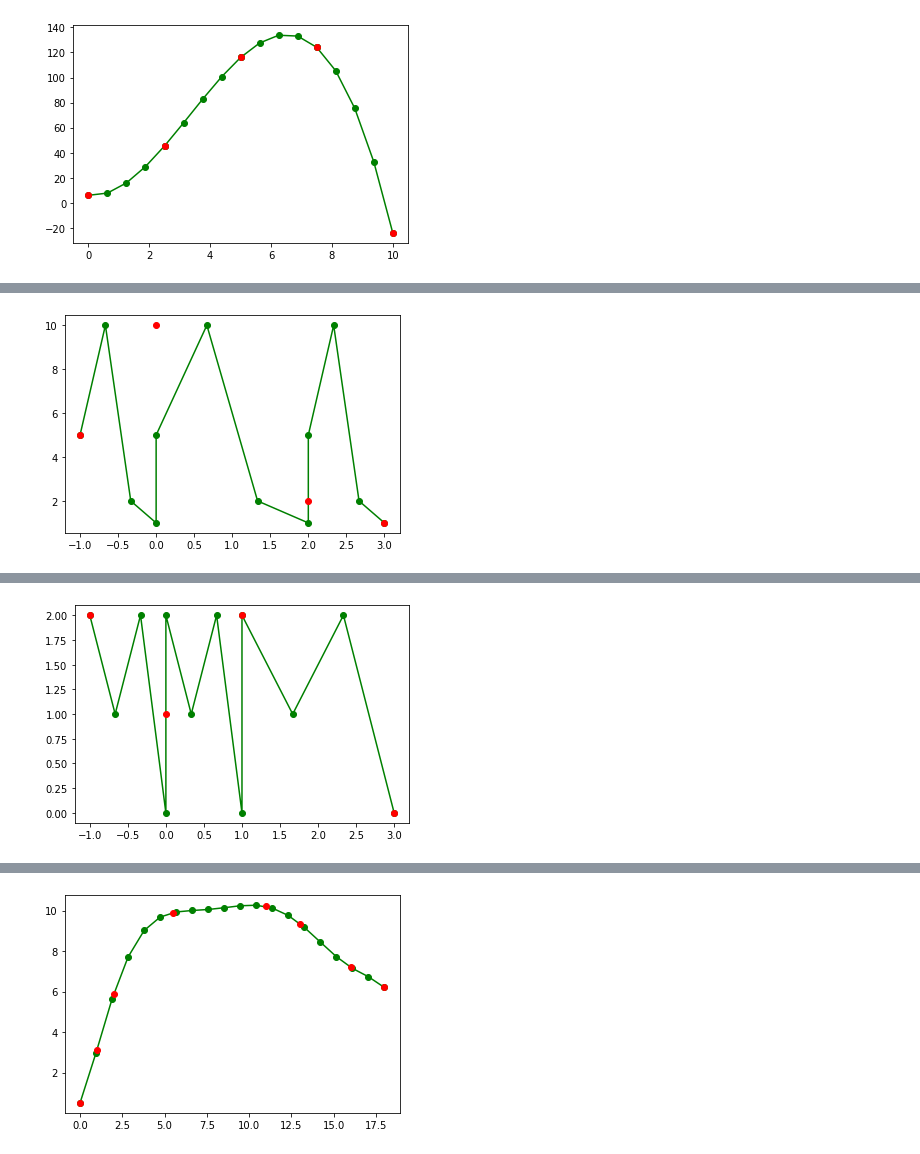
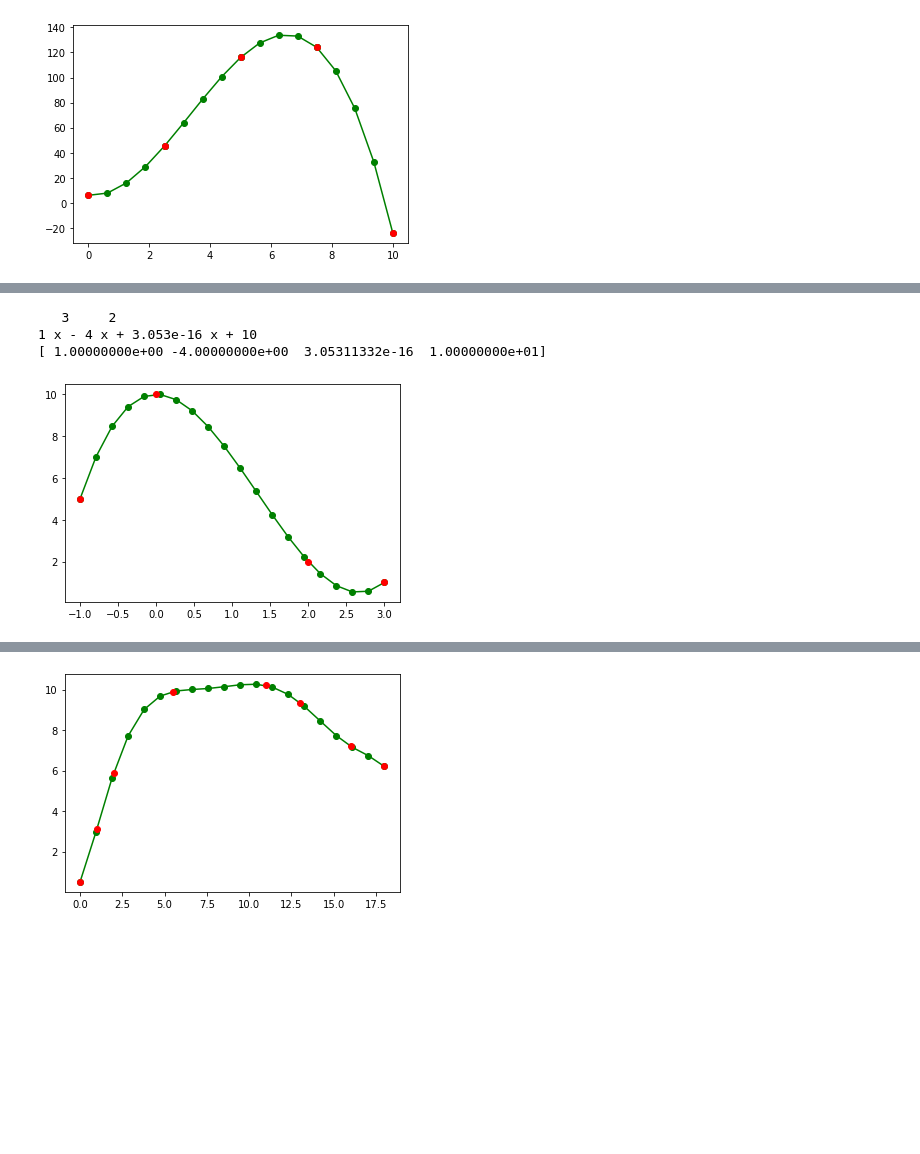
Before and after one commit to pavelberanek91/matematicky-software, a Jupyter notebook: MS5_interpolace_aproximace.ipynb, the cells around one changed output, grey strips where cells are left out. Drawn from its saved outputs; the diff is of its cells as text; code cells hidden in the pictures; blank space fills up the shorter version.

```diff
--- a/MS5_interpolace_aproximace.ipynb
+++ b/MS5_interpolace_aproximace.ipynb
@@ -92,63 +136,27 @@ plt.show()
 cvičení
 
 <img src="MS5_soubory/lagrangeukol.png" alt="Drawing" style="width: 600px;"/>
-# %%
-def lagrange(x, xs, fx):
-    Ln = 0
-    for i in range(len(xs)):
-        li = fx[i]
-        for j in range(len(xs)):
-            li *= (x-x[j])/(x[i] - x[j]) if i != j else 1
-        Ln += li
-    return Ln
-
-phi = []
-xphi = []
-
-x = np.array([-1, 0, 2, 3])
-fx = np.array([5, 10, 2, 1])
-
-ninterpol = 4
-for i in range(len(x)-1):
-    xinterpol = np.linspace(x[i], x[i+1], ninterpol)
-    g = lagrange(xinterpol, x, fx)
-    xphi.extend(xinterpol)
-    phi.extend(g)
-
-plt.plot(xphi, phi, "go-")
-plt.plot(x, fx, "ro")
-plt.show()
-# %% [output]
-[figure, removed]
+# %%
+from scipy.interpolate import lagrange
+
+x = np.array([-1, 0, 2, 3])
+fx = np.array([5, 10, 2, 1])
+
+phi = lagrange(x, fx)
+print(phi)
+print(phi.coef)
+
+n = 20
+xphi = np.linspace(x[0], x[-1], n)
+plt.plot(xphi, phi(xphi), "go-")
+plt.plot(x, fx, "ro")
+plt.show()
+# %% [output]
+   3     2
+1 x - 4 x + 3.053e-16 x + 10
+[ 1.00000000e+00 -4.00000000e+00  3.05311332e-16  1.00000000e+01]
+[figure, added]
 # %% [markdown]
 cvičení
 
 <img src="MS5_soubory/lagrangeukol2.png" alt="Drawing" style="width: 600px;"/>
-# %%
-def lagrange(x, xs, fx):
-    Ln = 0
-    for i in range(len(xs)):
-        li = fx[i]
-        for j in range(len(xs)):
-            li *= (x-x[j])/(x[i] - x[j]) if i != j else 1
-        Ln += li
-    return Ln
-
-phi = []
-xphi = []
-
-x = np.array([-1, 0, 1, 3])
-fx = np.array([2, 1, 2, 0])
-
-ninterpol = 4
-for i in range(len(x)-1):
-    xinterpol = np.linspace(x[i], x[i+1], ninterpol)
-    g = lagrange(xinterpol, x, fx)
-    xphi.extend(xinterpol)
-    phi.extend(g)
-
-plt.plot(xphi, phi, "go-")
-plt.plot(x, fx, "ro")
-plt.show()
-# %% [output]
-[figure, removed]
```
Also changed, not shown: parts of 17 cells of this notebook.
